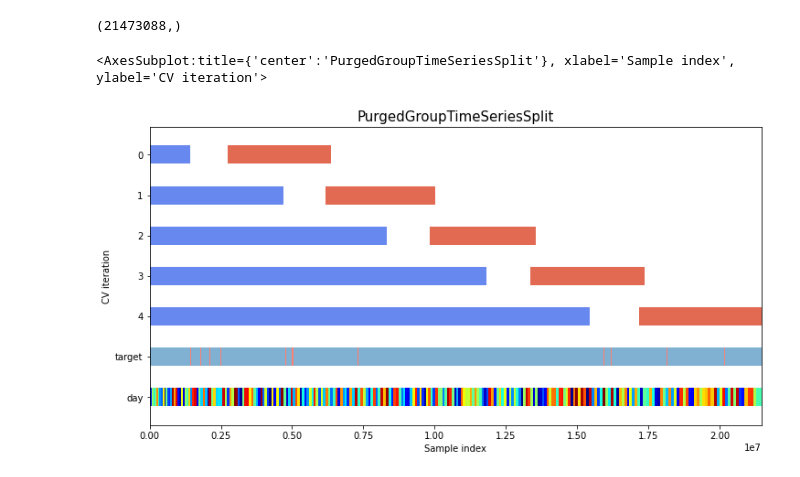
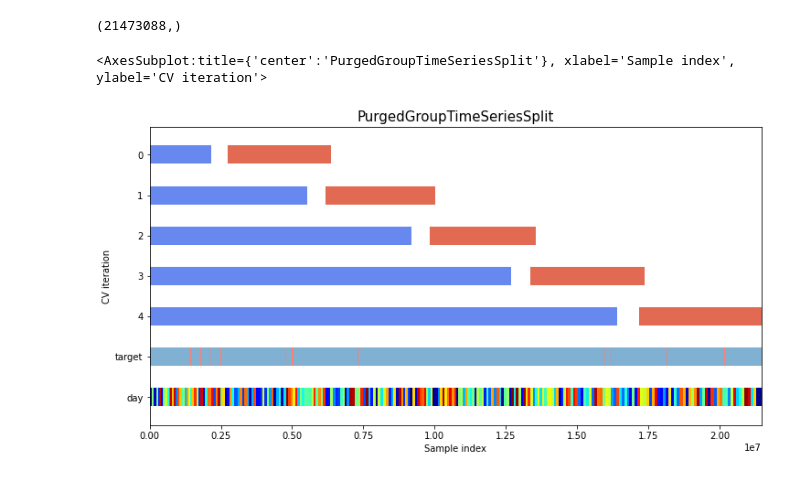
Before and after one commit to tenten0727/g_research_crypto, a Jupyter notebook: notebook/007_purged_time_cv.ipynb, the cells around one changed output. Drawn from its saved outputs; the diff is of its cells as text; code cells hidden in the pictures.

```diff
--- a/notebook/007_purged_time_cv.ipynb
+++ b/notebook/007_purged_time_cv.ipynb
@@ -41,17 +41,17 @@ y_train.shape
 # %%
 import sys
 sys.path.append('../src')
 from utils import PurgedGroupTimeSeriesSplit, plot_cv_indices
 import matplotlib.pyplot as plt
 
 fig, ax = plt.subplots(figsize = (12, 6))
 groups = pd.factorize(df_train['datetime'].dt.day.astype(str) + '_' + df_train['datetime'].dt.month.astype(str) + '_' + df_train['datetime'].dt.year.astype(str))[0]
-cv = PurgedGroupTimeSeriesSplit(n_splits = 5, group_gap = 100)
+cv = PurgedGroupTimeSeriesSplit(n_splits = 5, group_gap = 50)
 
 plot_cv_indices(cv, df_train, y_train, groups, ax, 5, lw=20)
 # %% [output]
 <AxesSubplot:title={'center':'PurgedGroupTimeSeriesSplit'}, xlabel='Sample index', ylabel='CV iteration'>
-[figure, old version]
+[figure, new version]
 # %%
 fig, ax = plt.subplots(figsize = (12, 6))
 
```
Also changed, not shown: parts of 3 cells of this notebook, 2 other files.
